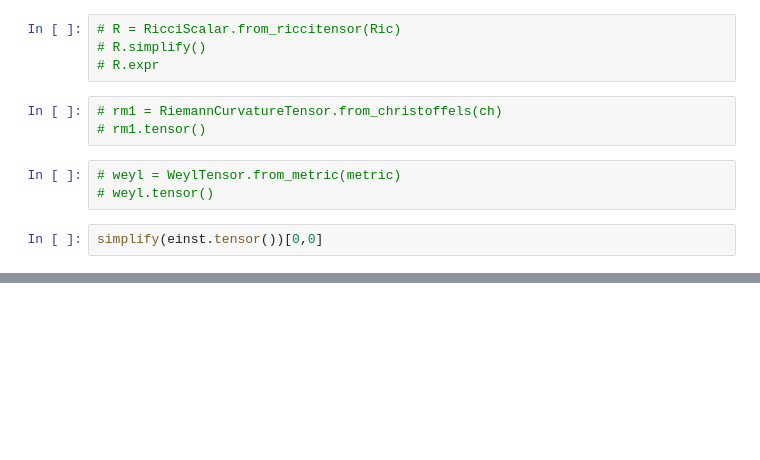
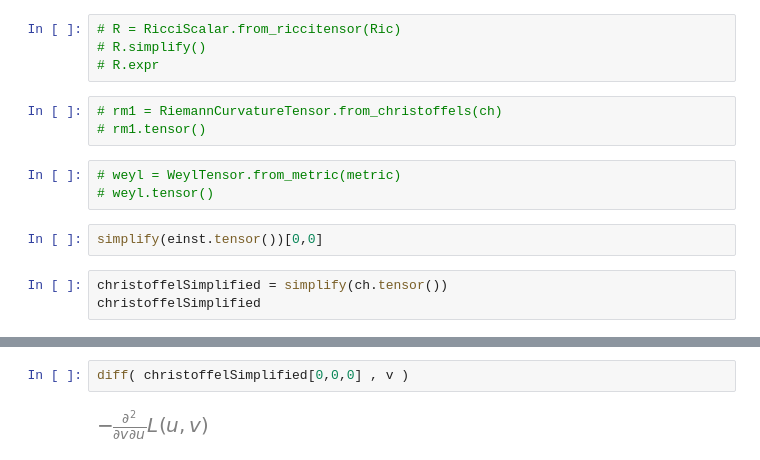
Before and after one commit to GeoffCope/General_Relativity_Python, a Jupyter notebook: Colliding_electromagnetic_shock_waves_in_general_relativity_Halilsoy.ipynb, the cells around one changed output, grey strips where cells are left out. Drawn from its saved outputs; the diff is of its cells as text; blank space fills up the shorter version.

```diff
--- a/Colliding_electromagnetic_shock_waves_in_general_relativity_Halilsoy.ipynb
+++ b/Colliding_electromagnetic_shock_waves_in_general_relativity_Halilsoy.ipynb
@@ -82,3 +133,6 @@ Ric.tensor()
 # weyl.tensor()
 # %%
 simplify(einst.tensor())[0,0]
+# %%
+christoffelSimplified = simplify(ch.tensor())
+christoffelSimplified
@@ -84,0 +157,4 @@ simplify(einst.tensor())[0,0]
+# %%
+diff( christoffelSimplified[0,0,0] , v )
+# %% [output]
+[figure, added]
```
Also changed, not shown: parts of 14 cells of this notebook, 4 other files.
